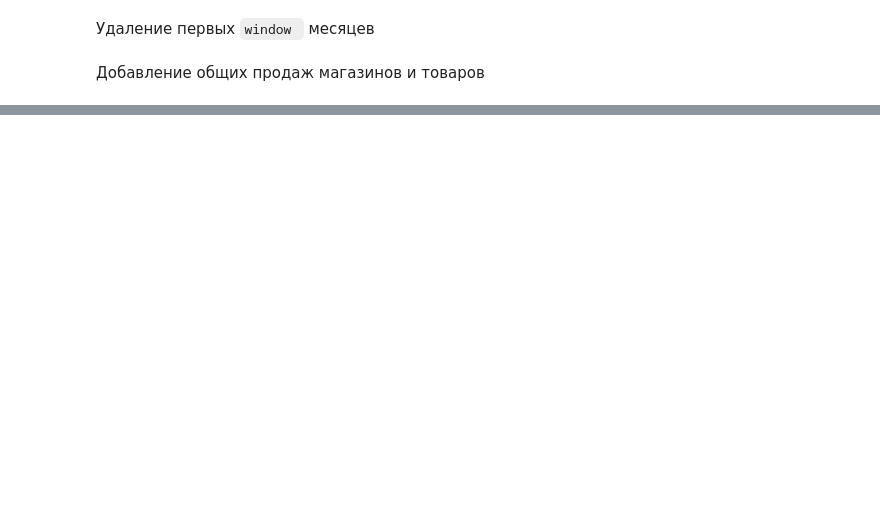
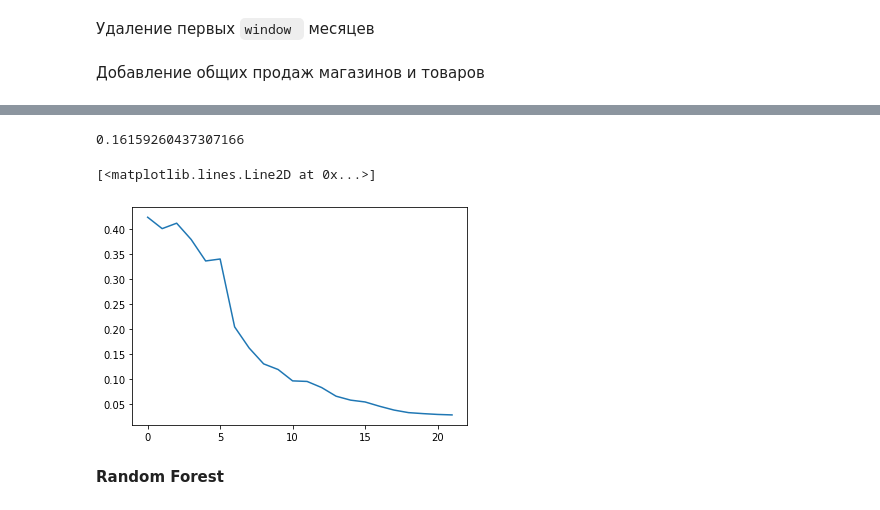
Before and after one commit to juliazakharik/ML_algorithms, a Jupyter notebook: project/PFS_Features.ipynb, the cells around one changed output, grey strips where cells are left out. Drawn from its saved outputs; the diff is of its cells as text; code cells hidden in the pictures; blank space fills up the shorter version.

```diff
--- a/project/PFS_Features.ipynb
+++ b/project/PFS_Features.ipynb
@@ -99,0 +165,11 @@ mean_absolute_error(predicted, y_test)
+# %%
+scores.mean()
+# %% [output]
+0.16159260437307166
+# %%
+plt.plot(scores)
+# %% [output]
+[<matplotlib.lines.Line2D at 0x...>]
+[figure, added]
+# %% [markdown]
+**Random Forest**
```
Also changed, not shown: parts of 36 cells of this notebook, 9 other files.
